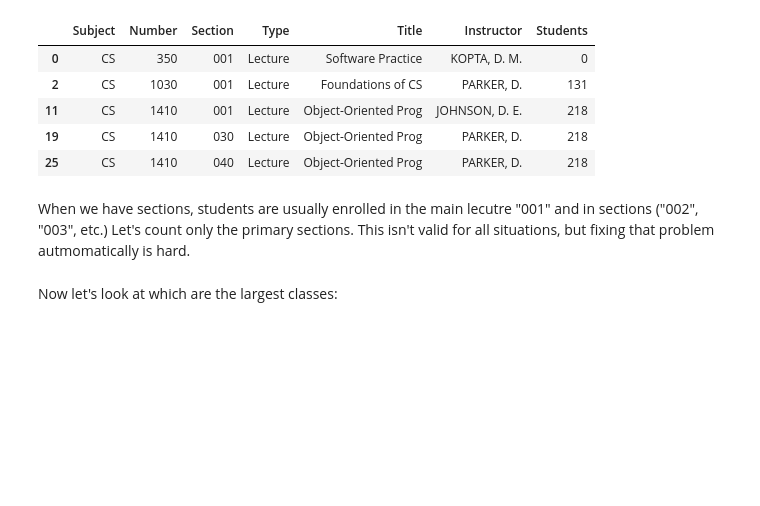
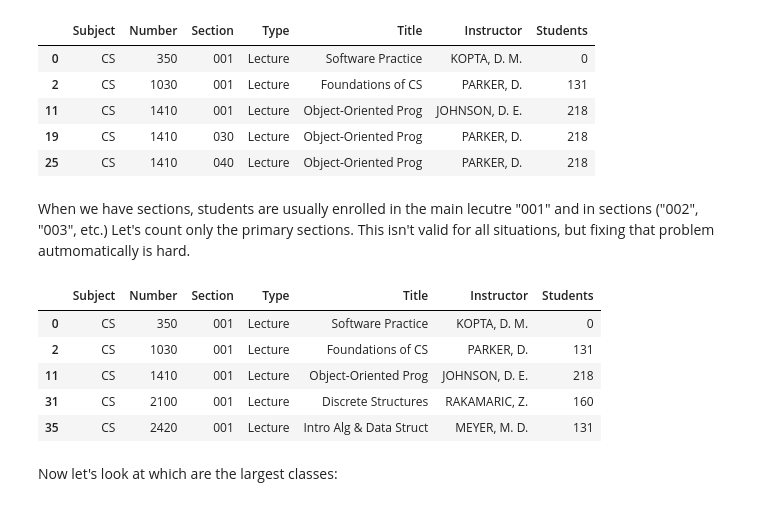
Before and after one commit to ElectricSquirrel/2016-datascience-labs, a Jupyter notebook: lab7-scraping/lab-7-scraping.ipynb, the cells around one changed output. Cells and saved outputs as stored; diff of their text form; code cells hidden in the pictures; blank space fills up the shorter version.

```diff
--- a/lab7-scraping/lab-7-scraping.ipynb
+++ b/lab7-scraping/lab-7-scraping.ipynb
@@ -802,6 +825,14 @@ When we have sections, students are usually enrolled in the main lecutre "001" a
 # %%
 mask = classes["Section"] == "001"
 classes = classes[mask]
+classes.head()
+# %% [output]
+|  | Subject | Number | Section | Type | Title | Instructor | Students |
+| 0 | CS | 350 | 001 | Lecture | Software Practice | KOPTA, D. M. | 0 |
+| 2 | CS | 1030 | 001 | Lecture | Foundations of CS | PARKER, D. | 131 |
+| 11 | CS | 1410 | 001 | Lecture | Object-Oriented Prog | JOHNSON, D. E. | 218 |
+| 31 | CS | 2100 | 001 | Lecture | Discrete Structures | RAKAMARIC, Z. | 160 |
+| 35 | CS | 2420 | 001 | Lecture | Intro Alg & Data Struct | MEYER, M. D. | 131 |
 # %% [markdown]
 Now let's look at which are the largest classes:
 # %%
```
Also changed, not shown: parts of 7 cells of this notebook, 2 other files.
